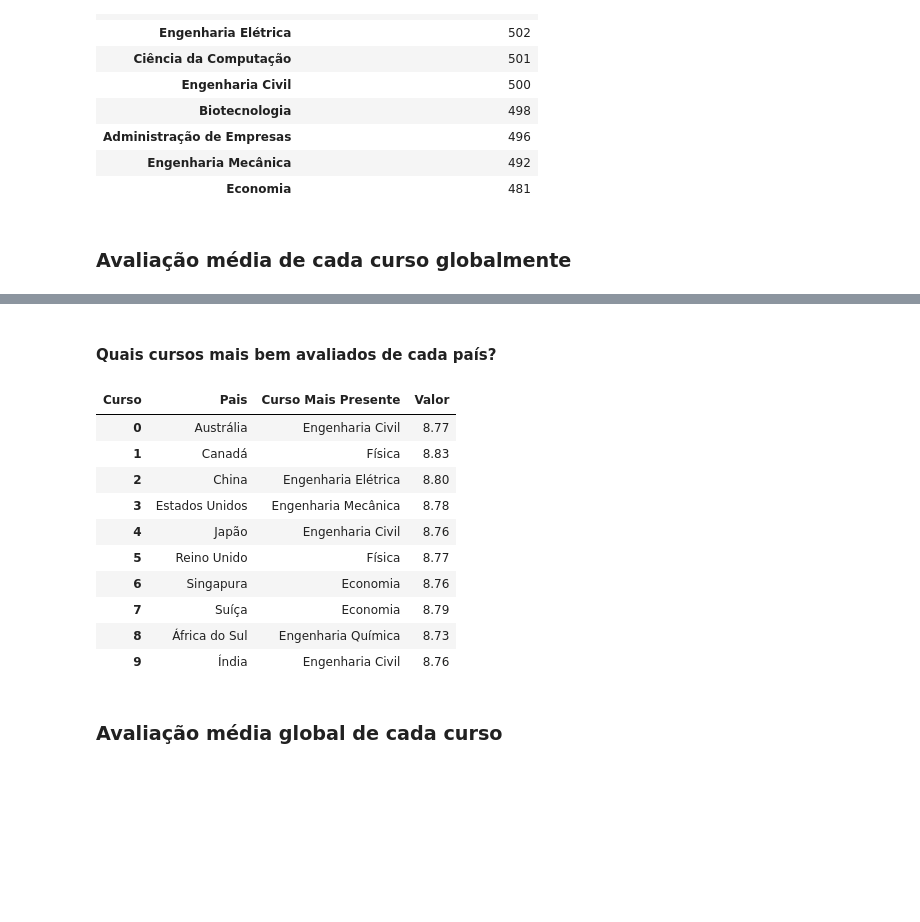
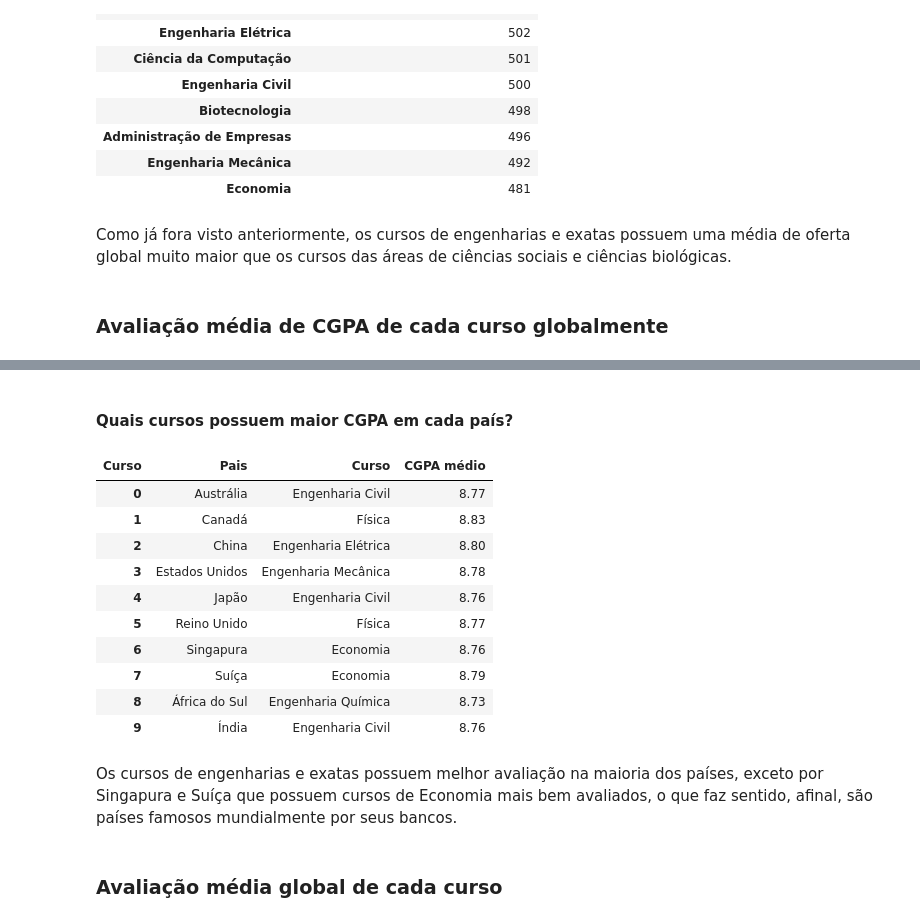
Before and after one commit to BruninSouza/Analise-Faculdades-Globais, a Jupyter notebook: analise.ipynb, the cells around one changed output, grey strips where cells are left out. Saved outputs shown, nothing was run; the diff lists cells and outputs as text; code cells hidden in the pictures; blank space fills up the shorter version.

```diff
--- a/analise.ipynb
+++ b/analise.ipynb
@@ -537,8 +611,10 @@ media_cursos_global
 | Administração de Empresas | 496 |
 | Engenharia Mecânica | 492 |
 | Economia | 481 |
+# %% [markdown]
+Como já fora visto anteriormente, os cursos de engenharias e exatas possuem uma média de oferta global muito maior que os cursos das áreas de ciências sociais e ciências biológicas.
 # %% [markdown]
-### Avaliação média de cada curso globalmente
+### Avaliação média de CGPA de cada curso globalmente
 # %%
 aval_media_cursos_pais = (
     dataset.pivot_table(index='Pais', columns='Curso', values='CGPA', aggfunc='mean', fill_value=0)
@@ -559,13 +635,14 @@ aval_media_cursos_pais
 | 8 | África do Sul | 8.69 | 8.71 | 8.63 | 8.68 | 8.63 | ... |
 | 9 | Índia | 8.70 | 8.72 | 8.75 | 8.63 | 8.76 | ... |
 # %% [markdown]
-#### Quais cursos mais bem avaliados de cada país?
+#### Quais cursos possuem maior CGPA em cada país?
 # %%
-aval_media_cursos_pais['Curso Mais Presente'] = aval_media_cursos_pais.iloc[:, 1:].idxmax(axis=1)
-aval_media_cursos_pais['Valor'] = aval_media_cursos_pais.iloc[:, 1:-1].max(axis=1)
-aval_media_cursos_pais[['Pais', 'Curso Mais Presente', 'Valor']]
+maior_aval_media_cursos_pais = aval_media_cursos_pais
+maior_aval_media_cursos_pais['Curso'] = aval_media_cursos_pais.iloc[:, 1:].idxmax(axis=1)
+maior_aval_media_cursos_pais['CGPA médio'] = aval_media_cursos_pais.iloc[:, 1:-1].max(axis=1)
+maior_aval_media_cursos_pais[['Pais', 'Curso', 'CGPA médio']]
 # %% [output]
-| Curso | Pais | Curso Mais Presente | Valor |
+| Curso | Pais | Curso | CGPA médio |
 | 0 | Austrália | Engenharia Civil | 8.77 |
 | 1 | Canadá | Física | 8.83 |
 | 2 | China | Engenharia Elétrica | 8.80 |
@@ -576,6 +653,8 @@ aval_media_cursos_pais[['Pais', 'Curso Mais Presente', 'Valor']]
 | 7 | Suíça | Economia | 8.79 |
 | 8 | África do Sul | Engenharia Química | 8.73 |
 | 9 | Índia | Engenharia Civil | 8.76 |
+# %% [markdown]
+Os cursos de engenharias e exatas possuem melhor avaliação na maioria dos países, exceto por Singapura e Suíça que possuem cursos de Economia mais bem avaliados, o que faz sentido, afinal, são países famosos mundialmente por seus bancos.
 # %% [markdown]
 ### Avaliação média global de cada curso
 # %%
```
Also changed, not shown: parts of 45 cells of this notebook.
